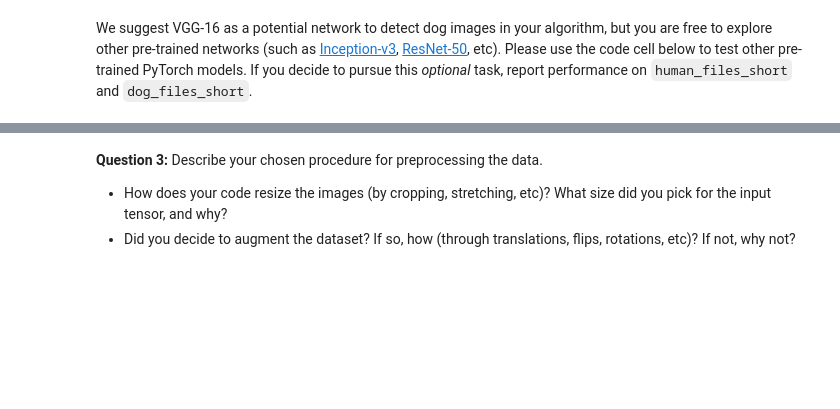
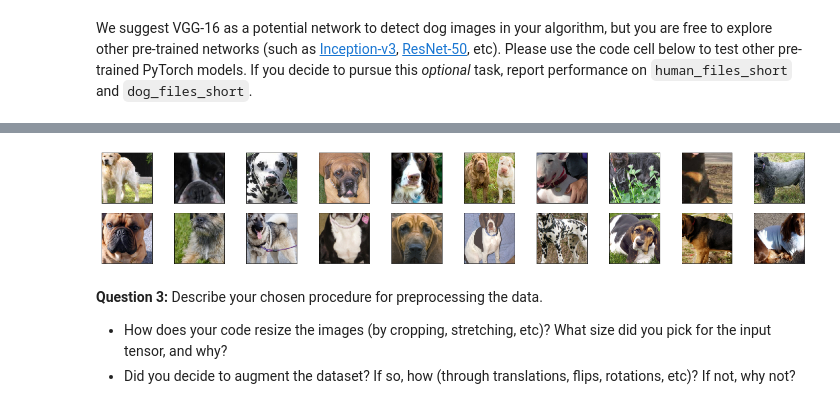
Before and after one commit to nikemr/deep-learning, a Jupyter notebook: 012_project-dog-classification/dog_app.ipynb, the cells around one changed output, grey strips where cells are left out. Cells and saved outputs as stored; diff of their text form; code cells hidden in the pictures; blank space fills up the shorter version.

Commit message:
Data Loaders Done!

```diff
--- a/012_project-dog-classification/dog_app.ipynb
+++ b/012_project-dog-classification/dog_app.ipynb
@@ -368,3 +361,51 @@ from torchvision import datasets
+# %%
+import os
+from torchvision import datasets
+
+### TODO: Write data loaders for training, validation, and test sets
+## Specify appropriate transforms, and batch_sizes
+data_dir = 'dogImages/'
+train_dir = os.path.join(data_dir, 'train/')
+valid_dir = os.path.join(data_dir, 'valid/')
+test_dir = os.path.join(data_dir, 'test/')
+train_transform = transforms.Compose([transforms.Resize(255),transforms.CenterCrop(224),
+                                      transforms.RandomResizedCrop(224),
+                                      transforms.RandomHorizontalFlip(),
+                                      transforms.ToTensor()])
+""",transforms.Normalize((0.5, 0.5, 0.5), (0.5, 0.5, 0.5))"""
+
+data_transform = transforms.Compose([transforms.Resize(255),transforms.CenterCrop(224),
+                                     transforms.ToTensor()])
+""",transforms.Normalize((0.5, 0.5, 0.5), (0.5, 0.5, 0.5))"""
+
+
+train_data = datasets.ImageFolder(train_dir, transform=train_transform)
+valid_data = datasets.ImageFolder(train_dir, transform=data_transform)
+test_data = datasets.ImageFolder(test_dir, transform=data_transform)
+
+#----I've Just added this to understand what is going on------------
+
+batch_size = 20
+num_workers=0
+
+# prepare data loaders
+train_loader = torch.utils.data.DataLoader(train_data, batch_size=batch_size,
+                                           num_workers=num_workers, shuffle=True)
+test_loader = torch.utils.data.DataLoader(test_data, batch_size=batch_size,
+                                          num_workers=num_workers, shuffle=True)
+dataiter = iter(train_loader)
+images, labels = dataiter.next()
+images = images.numpy() # convert images to numpy for display
+
+# plot the images in the batch, along with the corresponding labels
+fig = plt.figure(figsize=(25, 4))
+for idx in np.arange(20):
+    ax = fig.add_subplot(2, 20/2, idx+1, xticks=[], yticks=[])
+    plt.imshow(np.transpose(images[idx], (1, 2, 0)))
+
+#----I've Just added this to understand what is going on------------
+# %% [output]
+[figure, added]
 # %% [markdown]
 **Question 3:** Describe your chosen procedure for preprocessing the data.
 - How does your code resize the images (by cropping, stretching, etc)?  What size did you pick for the input tensor, and why?
```
Also changed, not shown: parts of 3 cells of this notebook.
